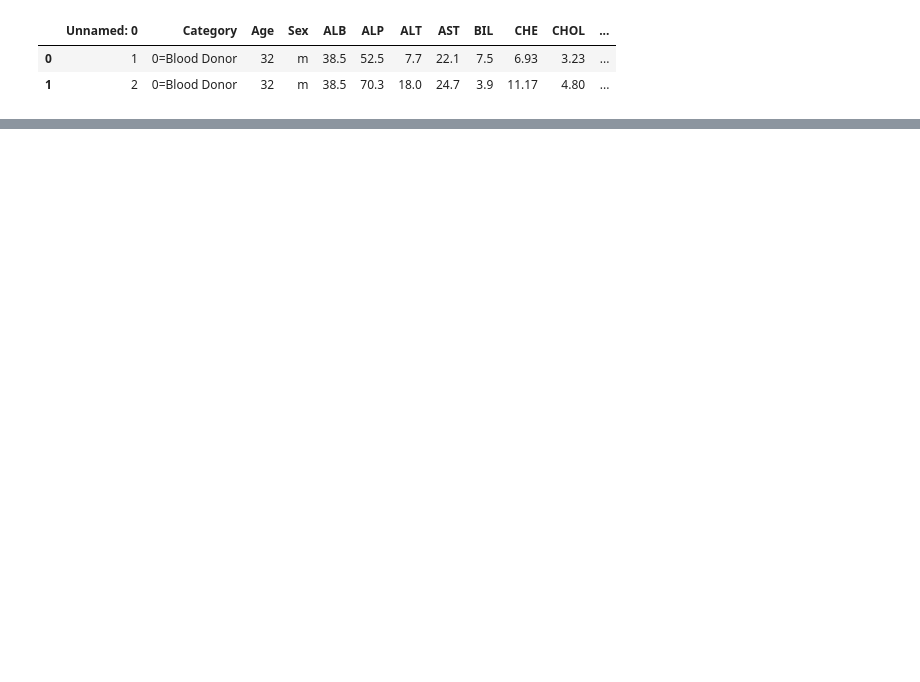
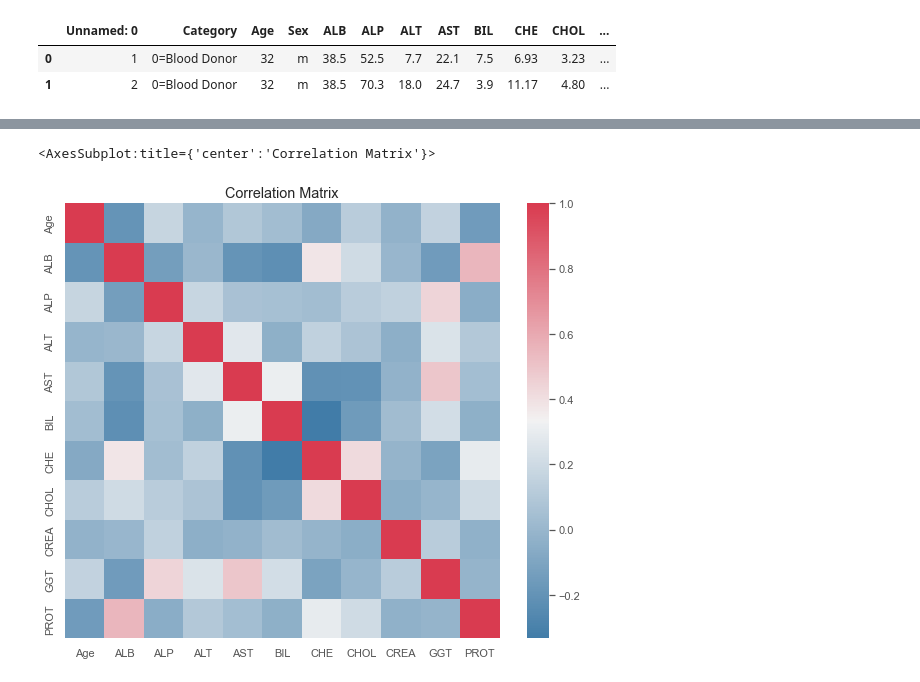
Before and after one commit to Omuk/Reborn, a Jupyter notebook: Data Practice/Practice_Field.ipynb, the cells around one changed output, grey strips where cells are left out. Drawn from its saved outputs; the diff is of its cells as text; code cells hidden in the pictures; blank space fills up the shorter version.

Commit message:
data

```diff
--- a/Data Practice/Practice_Field.ipynb
+++ b/Data Practice/Practice_Field.ipynb
@@ -27,0 +66,2 @@ data.head(2)
+# %%
+data.drop(columns=['Unnamed: 0'], inplace=True)
@@ -27,0 +91,4 @@ data.head(2)
+# %%
+mean_imp = SimpleImputer(missing_values=np.NaN, strategy='mean')
+
+data[['ALP', 'CHOL', 'ALB', 'ALT', 'PROT']] = mean_imp.fit_transform(data[['ALP', 'CHOL', 'ALB', 'ALT', 'PROT']])
@@ -27,0 +114,9 @@ data.head(2)
+# %%
+data_corr = data.corr()
+f,ax = plt.subplots(figsize=(10,8))
+ax.set_title('Correlation Matrix')
+
+sns.heatmap(data_corr, mask=np.zeros_like(data_corr, dtype=np.bool_), cmap=sns.diverging_palette(240, 8, as_cmap=True), ax=ax, square=True)
+# %% [output]
+<AxesSubplot:title={'center':'Correlation Matrix'}>
+[figure, added]
```
Also changed, not shown: parts of 7 cells of this notebook.
